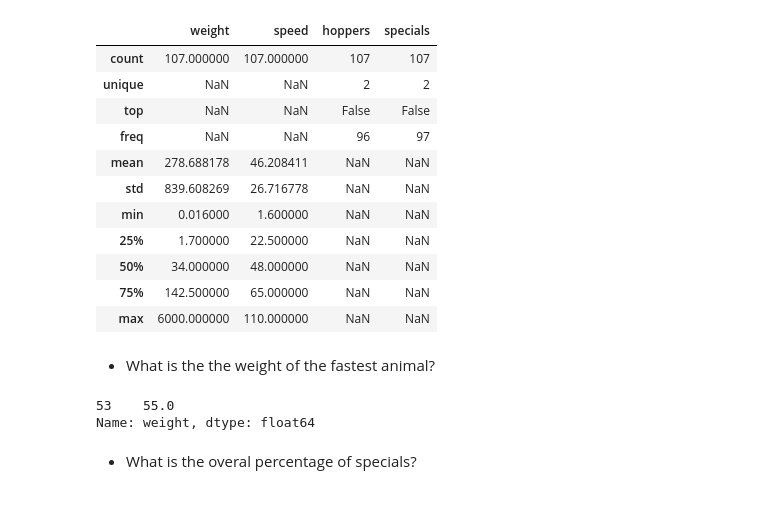
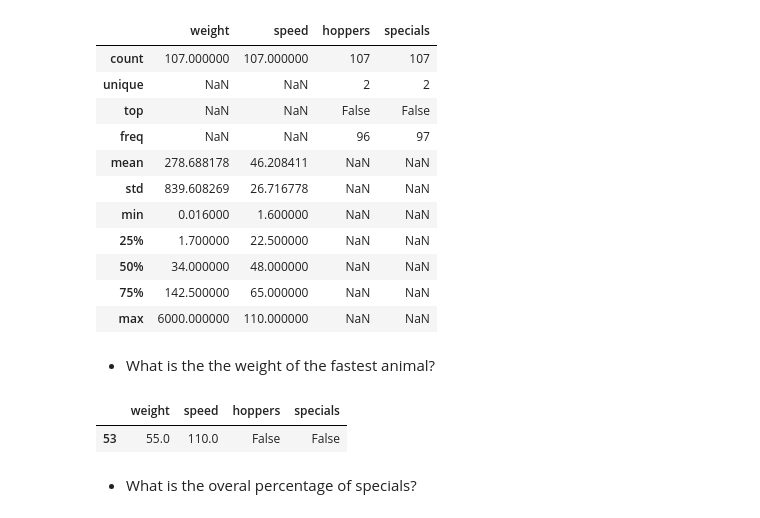
Before and after one commit to MigashaneVictoire/numpy-pandas-visualization-exercises, a Jupyter notebook: dataframes.ipynb, the cells around one changed output. Drawn from its saved outputs; the diff is of its cells as text; code cells hidden in the pictures.

Commit message:
comple dataframe exercises

```diff
--- a/dataframes.ipynb
+++ b/dataframes.ipynb
@@ -390,10 +374,10 @@ mammals.describe(include="all")
 # %% [markdown]
 * What is the the weight of the fastest animal?
 # %%
-mammals[mammals.speed == mammals.speed.max()].weight
+mammals.sort_values("speed", ascending= False).head(1)
 # %% [output]
-53    55.0
-Name: weight, dtype: float64
+|  | weight | speed | hoppers | specials |
+| 53 | 55.0 | 110.0 | False | False |
 # %% [markdown]
 * What is the overal percentage of specials?
 # %%
```
Also changed, not shown: parts of 4 cells of this notebook.
